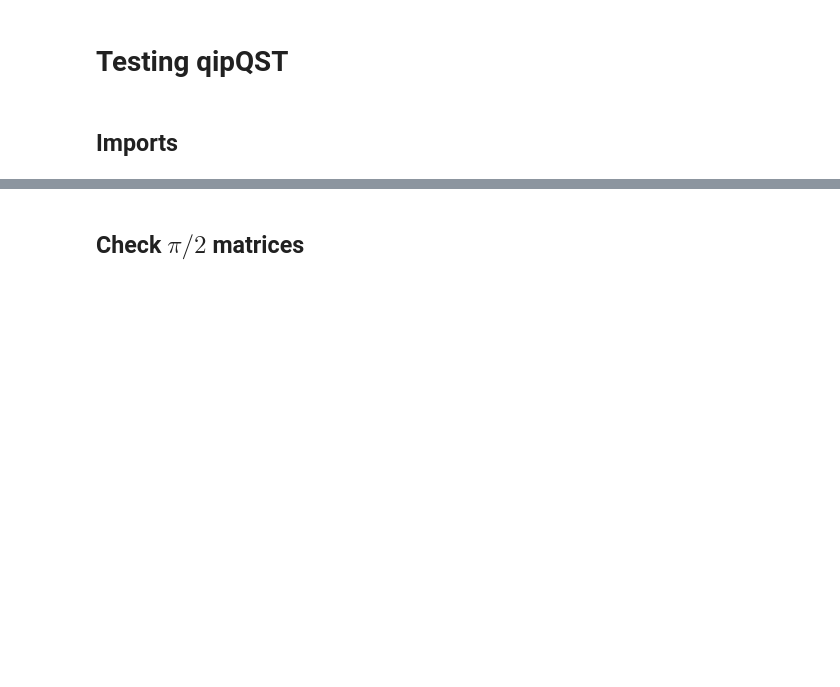
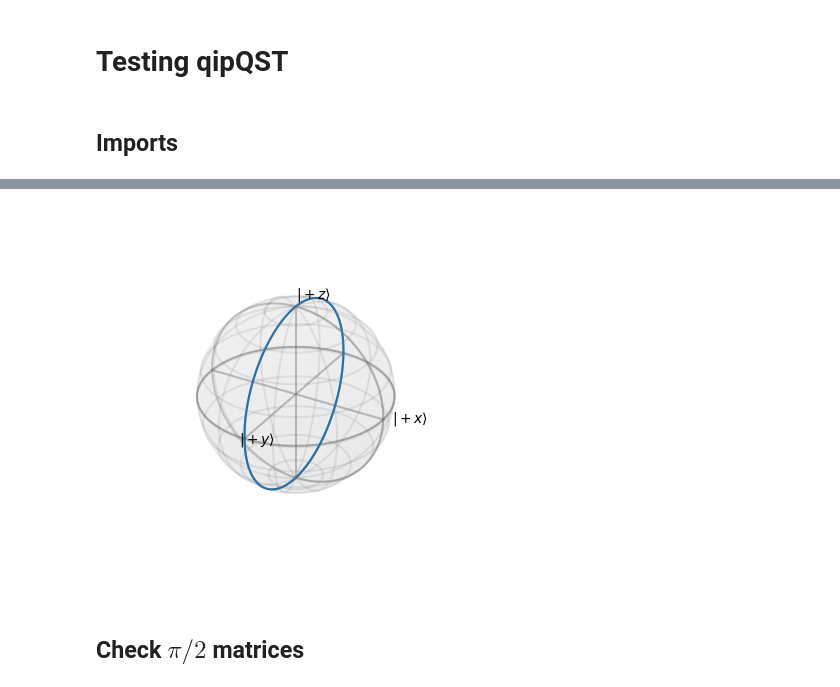
Before and after one commit to Slippery-Chickenz/qipQubitSimTools, a Jupyter notebook: example.ipynb, the cells around one changed output, grey strips where cells are left out. Drawn from its saved outputs; the diff is of its cells as text; code cells hidden in the pictures; blank space fills up the shorter version.

```diff
--- a/example.ipynb
+++ b/example.ipynb
@@ -34,3 +35,61 @@ UnicodeDecodeError: 'charmap' codec can't decode byte 0x81 in position 301: char
+# %%
+fig = plt.figure()
+ax = fig.add_subplot(1,1,1, projection='3d')
+ax.invert_yaxis()
+ax.set_axis_off()
+
+# Make data
+u = np.linspace(0, 2 * np.pi, 100)
+v = np.linspace(0, np.pi, 100)
+x = np.outer(np.cos(u), np.sin(v))
+y = np.outer(np.sin(u), np.sin(v))
+z = np.outer(np.ones(np.size(u)), np.cos(v))
+
+# Plot a basic wireframe.
+ax.plot_wireframe(x, y, z, rstride=10, cstride=10, color='grey', alpha = 0.15)
+
+# Plot the surface
+ax.plot_surface(x, y, z, alpha=0.05, color = 'grey')
+
+# Prepare arrays x, y, z
+wireAngles = np.linspace(0, 2 * np.pi, 100)
+
+x = np.cos(wireAngles)
+y = np.sin(wireAngles)
+z = np.zeros(np.shape(x))
+ax.plot(x, y, z, color = 'dimgray', alpha = 0.5)
+
+x = np.cos(wireAngles)
+y = np.zeros(np.shape(x))
+z = np.sin(wireAngles)
+ax.plot(x, y, z, color = 'dimgray', alpha = 0.3)
+
+x = np.zeros(np.shape(y))
+y = np.cos(wireAngles)
+z = np.sin(wireAngles)
+ax.plot(x, y, z, color = 'dimgray', alpha = 0.5)
+
+
+ax.plot([-1, 1], [0, 0], [0, 0], color = 'dimgray', alpha = 0.4)
+ax.plot([0, 0], [-1, 1], [0, 0], color = 'dimgray', alpha = 0.4)
+ax.plot([0, 0], [0, 0], [-1, 1], color = 'dimgray', alpha = 0.4)
+
+ax.text(0, 0, 1.1, "$|+z\\rangle$")
+ax.text(0, 1.1, 0, "$|+y\\rangle$")
+ax.text(1.1, 0, 0, "$|+x\\rangle$")
+
+ax.plot(x, y, z)
+
+for i in range(len(x) - 2):
+    ax.plot(x[i:i+2], y[i:i+2], z[i:i+2], color=plt.cm.jet(255*i/len(x)))
+
+
+# Set an equal aspect ratio
+ax.set_aspect('equal')
+
+plt.show()
+# %% [output]
+[figure, added]
 # %% [markdown]
 ## Check $\pi / 2$ matrices
 # %%
```
Also changed, not shown: parts of 3 cells of this notebook, 9 other files.
